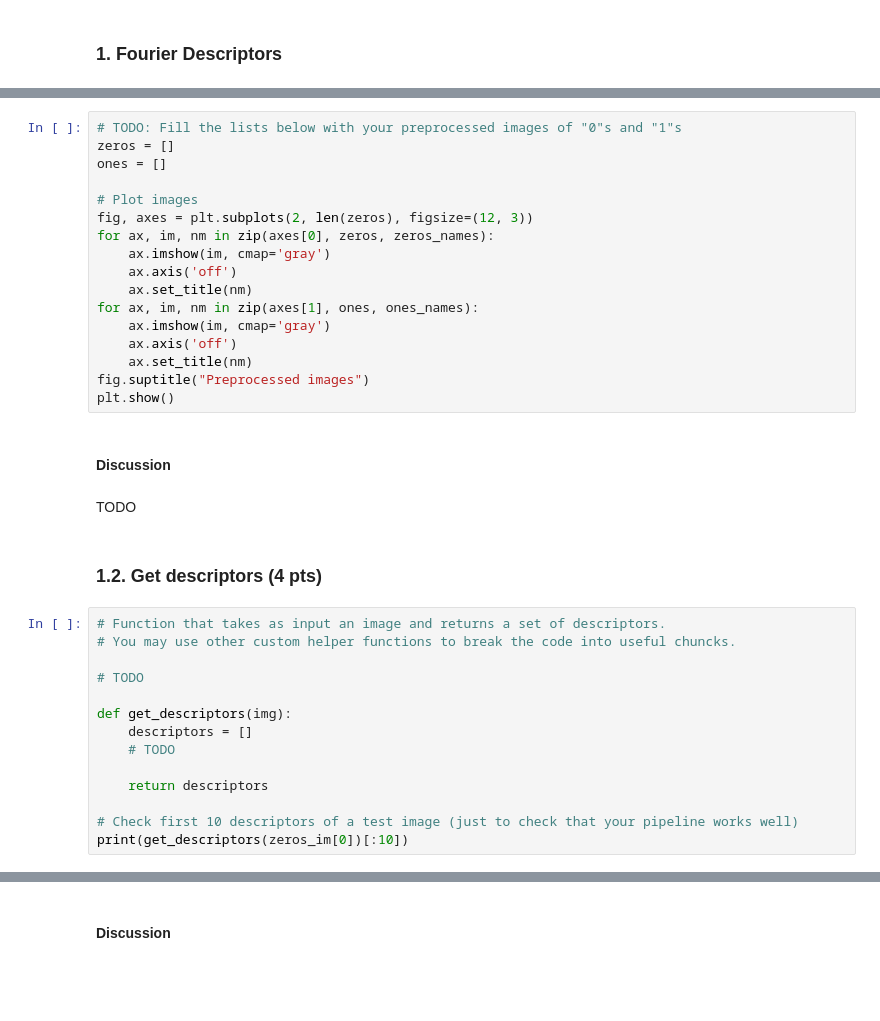
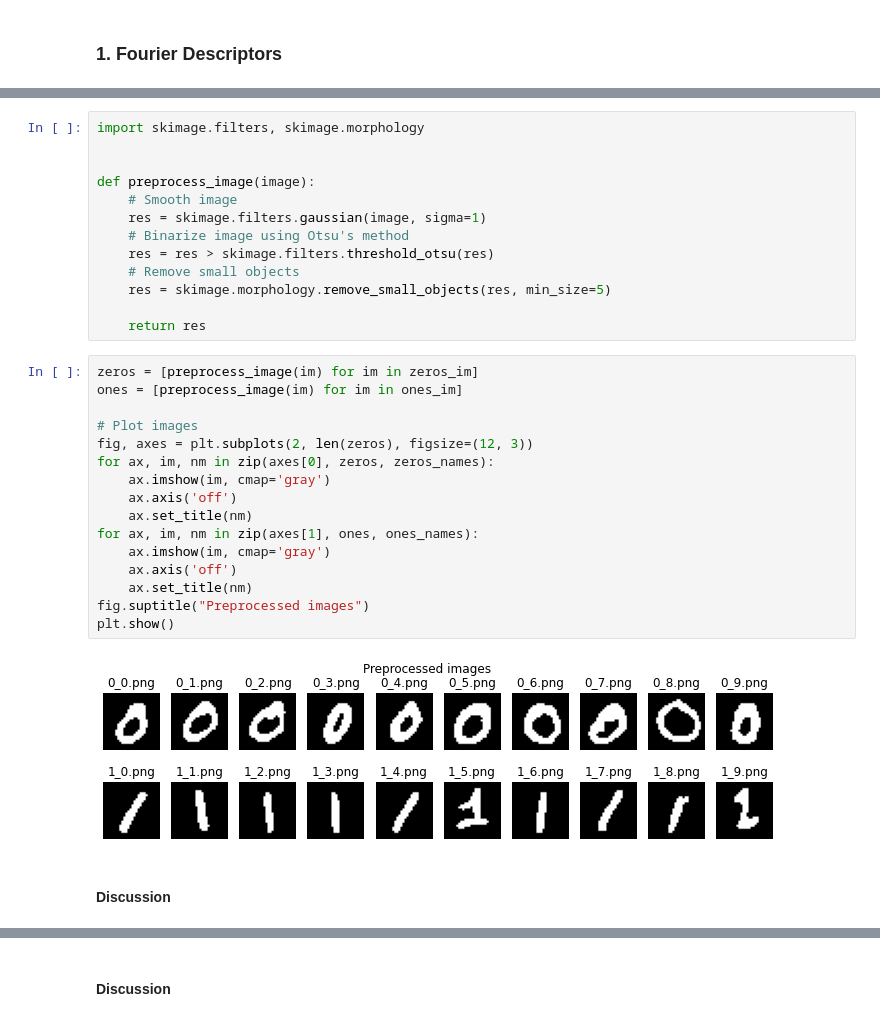
Before and after one commit to tobiasforest/iapr, a Jupyter notebook: labs/lab_02_object_description.ipynb, the cells around one changed output, grey strips where cells are left out. Saved outputs shown, nothing was run; the diff lists cells and outputs as text; blank space fills up the shorter version.

```diff
--- a/labs/lab_02_object_description.ipynb
+++ b/labs/lab_02_object_description.ipynb
@@ -135,37 +152,33 @@ In this part you will use images of "0"s and "1"s.
+# %%
+import skimage.filters, skimage.morphology
+
+
+def preprocess_image(image):
+    # Smooth image
+    res = skimage.filters.gaussian(image, sigma=1)
+    # Binarize image using Otsu's method
+    res = res > skimage.filters.threshold_otsu(res)
+    # Remove small objects
+    res = skimage.morphology.remove_small_objects(res, min_size=5)
+
+    return res
 # %%
-# TODO: Fill the lists below with your preprocessed images of "0"s and "1"s
-zeros = []
-ones = []
+zeros = [preprocess_image(im) for im in zeros_im]
+ones = [preprocess_image(im) for im in ones_im]
 
 # Plot images
 fig, axes = plt.subplots(2, len(zeros), figsize=(12, 3))
 for ax, im, nm in zip(axes[0], zeros, zeros_names):
     ax.imshow(im, cmap='gray')
     ax.axis('off')
     ax.set_title(nm)
 for ax, im, nm in zip(axes[1], ones, ones_names):
     ax.imshow(im, cmap='gray')
     ax.axis('off')
     ax.set_title(nm)
 fig.suptitle("Preprocessed images")
 plt.show()
+# %% [output]
+[figure, added]
 # %% [markdown]
 #### Discussion
-# %% [markdown]
-TODO
-# %% [markdown]
-### 1.2. Get descriptors (4 pts)
-# %%
-# Function that takes as input an image and returns a set of descriptors.
-# You may use other custom helper functions to break the code into useful chuncks.
-
-# TODO
-
-def get_descriptors(img):
-    descriptors = []
-    # TODO
-
-    return descriptors
-
-# Check first 10 descriptors of a test image (just to check that your pipeline works well)
-print(get_descriptors(zeros_im[0])[:10])
```
Also changed, not shown: parts of 34 cells of this notebook.
